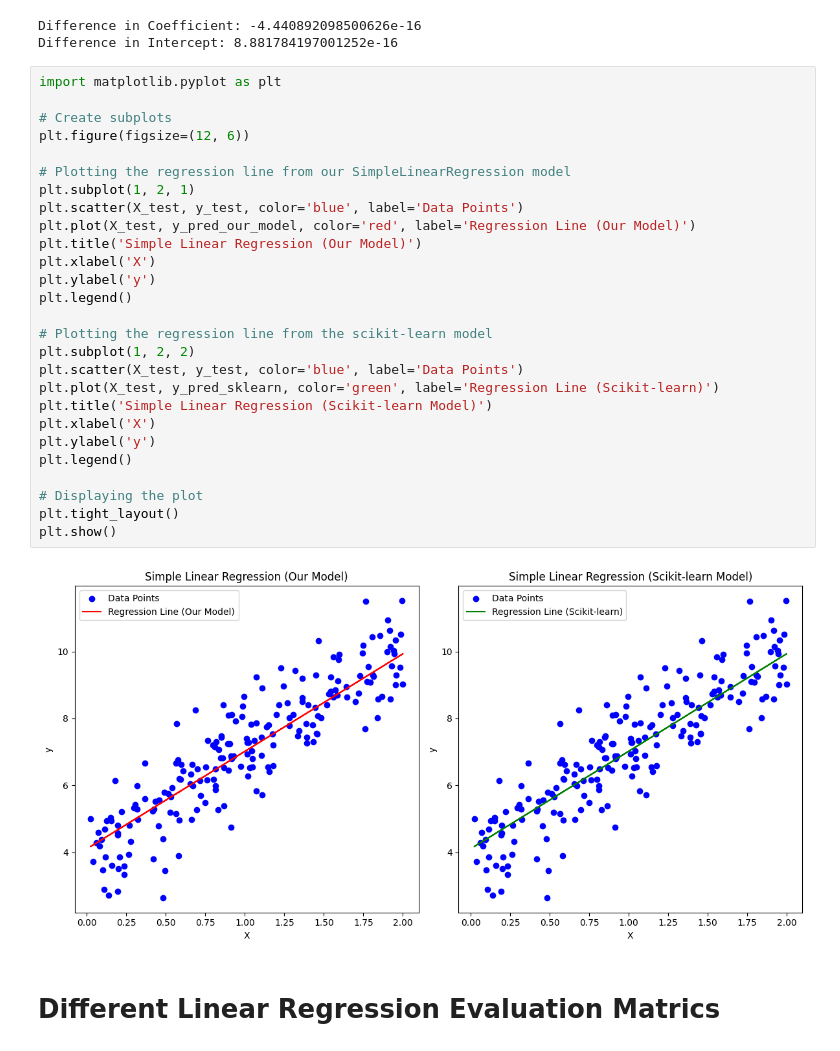
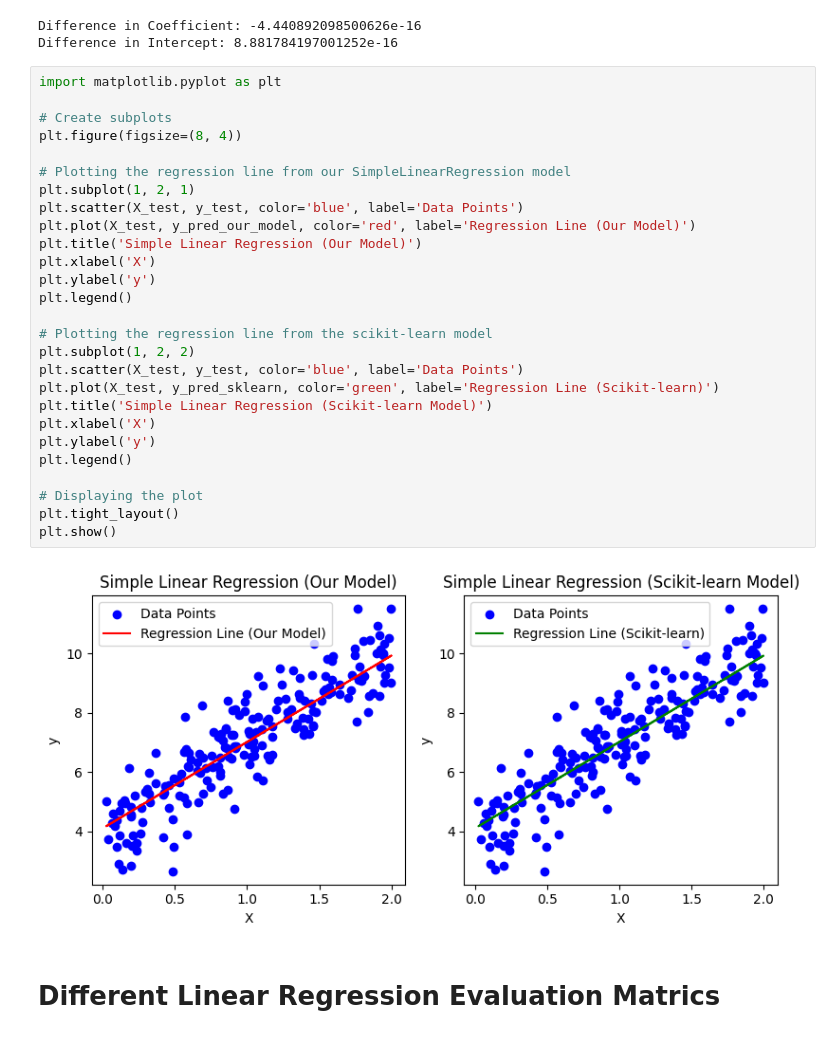
Before and after one commit to Rk-Pudasaini/Applied_Machine_Learning, a Jupyter notebook: From_scratch/Linear_Regression.ipynb, the cells around one changed output. Saved outputs shown, nothing was run; the diff lists cells and outputs as text.

```diff
--- a/From_scratch/Linear_Regression.ipynb
+++ b/From_scratch/Linear_Regression.ipynb
@@ -141,32 +183,32 @@ Difference in Intercept: 8.881784197001252e-16
 # %%
 import matplotlib.pyplot as plt
 
 # Create subplots
-plt.figure(figsize=(12, 6))
+plt.figure(figsize=(8, 4))
 
 # Plotting the regression line from our SimpleLinearRegression model
 plt.subplot(1, 2, 1)
 plt.scatter(X_test, y_test, color='blue', label='Data Points')
 plt.plot(X_test, y_pred_our_model, color='red', label='Regression Line (Our Model)')
 plt.title('Simple Linear Regression (Our Model)')
 plt.xlabel('X')
 plt.ylabel('y')
 plt.legend()
 
 # Plotting the regression line from the scikit-learn model
 plt.subplot(1, 2, 2)
 plt.scatter(X_test, y_test, color='blue', label='Data Points')
 plt.plot(X_test, y_pred_sklearn, color='green', label='Regression Line (Scikit-learn)')
 plt.title('Simple Linear Regression (Scikit-learn Model)')
 plt.xlabel('X')
 plt.ylabel('y')
 plt.legend()
 
 # Displaying the plot
 plt.tight_layout()
 plt.show()
 # %% [output]
-[figure, old version]
+[figure, new version]
 # %% [markdown]
 # Different Linear Regression Evaluation Matrics
 # %%
```
Also changed, not shown: parts of 5 cells of this notebook.
